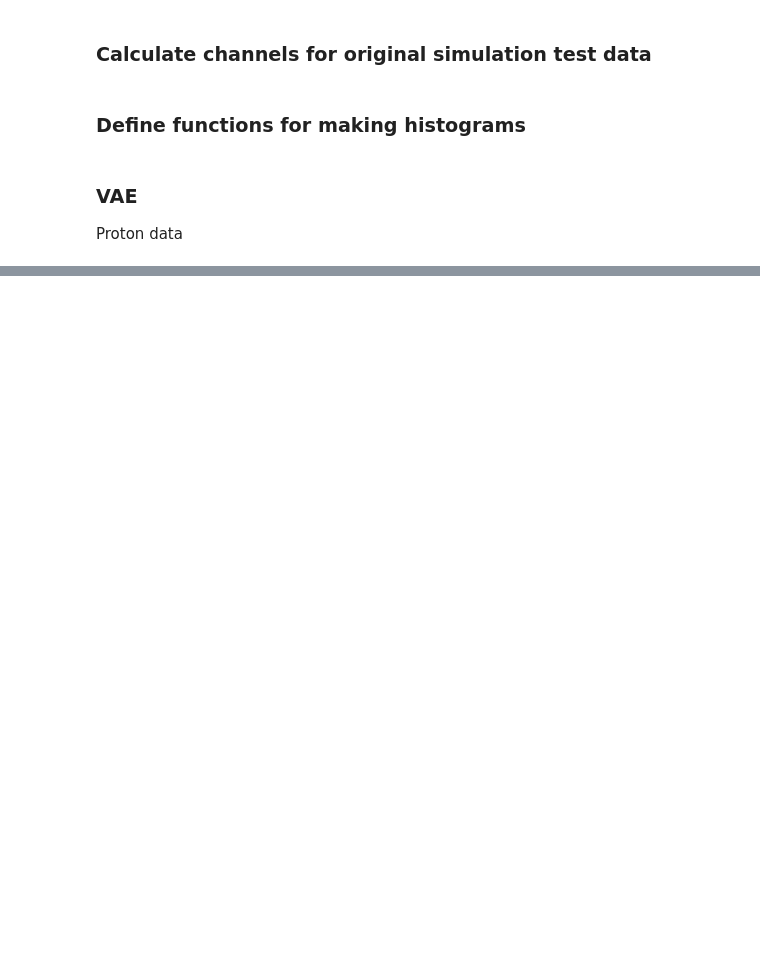
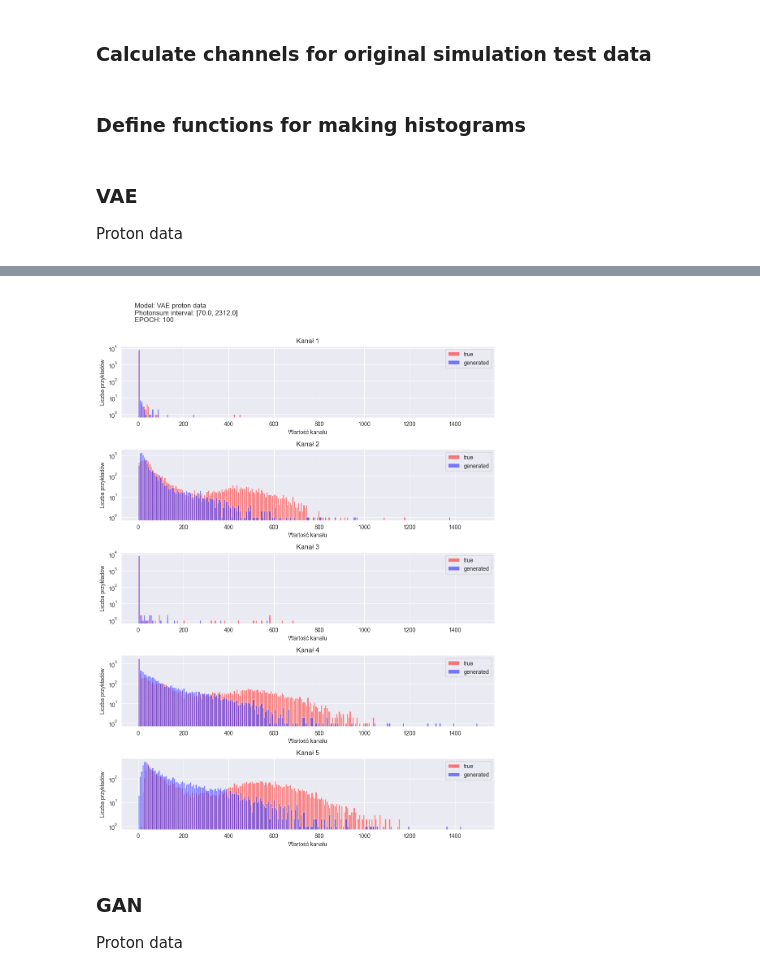
Before and after one commit to patrick-bedkowski/Generative-Models-for-CERN-Fast-Simulations, a Jupyter notebook: notebooks/Histograms of channels.ipynb, the cells around one changed output, grey strips where cells are left out. Drawn from its saved outputs; the diff is of its cells as text; code cells hidden in the pictures; blank space fills up the shorter version.

Commit message:
New histograms for channels

```diff
--- a/notebooks/Histograms of channels.ipynb
+++ b/notebooks/Histograms of channels.ipynb
@@ -25,8 +25,8 @@ os.environ["CUDA_VISIBLE_DEVICES"]="1"
 # %% [markdown]
 ### Load data
 # %%
-data = pd.read_pickle('../data/data_proton_photonsum_15_2133.pkl')
+data = pd.read_pickle('../data/data_proton_photonsum_70_2312.pkl')
 print('Loaded: ',  data.shape)
-data_cond = pd.read_pickle('../data/data_cond_photonsum_15_2133_15_3273.pkl')
+data_cond = pd.read_pickle('../data/data_cond_photonsum_70_2312_0_3360.pkl')
 print('Loaded cond: ',  data_cond.shape)
 # %% [output]
@@ -93,7 +93,7 @@ def calculate_ws_ch(generator, n_calc, scale=1, noise_std=1):
         print("ch" + str(n + 1), f'{score:.2f}', end=" ")
 # %%
 def make_histograms(NAME, model, scale=1, noise_std=1):
-    generator = tf.keras.models.load_model(model)
+    generator = tf.keras.models.load_model(model, compile=False)
     calculate_ws_ch(generator, 5, scale,  noise_std)
 
     z = np.random.normal(0,noise_std,(x_test.shape[0],10))
@@ -126,3 +126,13 @@ def make_histograms(NAME, model, scale=1, noise_std=1):
 ### VAE
 
 Proton data
+# %%
+MODEL_FILEPATH = "C:\\Users\\PB\\Documents\\GithubRepos\\Generative-Models-for-CERN-Fast-Simulations\\models\\to_send\\gen_model_08_03_2023_10_10_100.h5"
+
+
+SUPTITLE_TXT = f"\nModel: VAE proton data" \
+               f"\nPhotonsum interval: [{photon_sum_proton_min}, {photon_sum_proton_max}]" \
+               f"\nEPOCH: 100"
+
+make_histograms(SUPTITLE_TXT, MODEL_FILEPATH, 1, 1)
+# %% [output]
@@ -129 +148,6 @@ Proton data
+[figure, added]
+# %% [markdown]
+### GAN
+
+Proton data
 # %%
```
Also changed, not shown: parts of 9 cells of this notebook.
